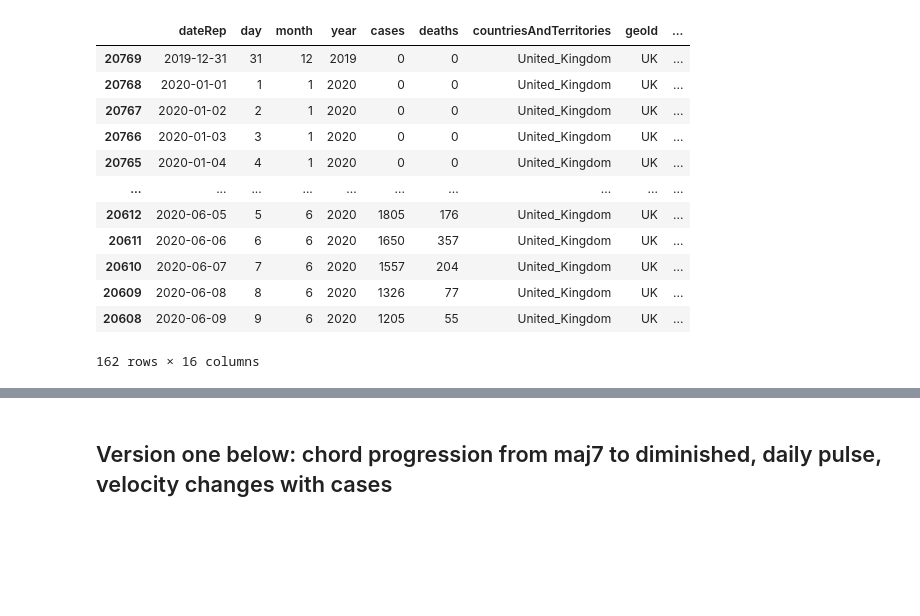
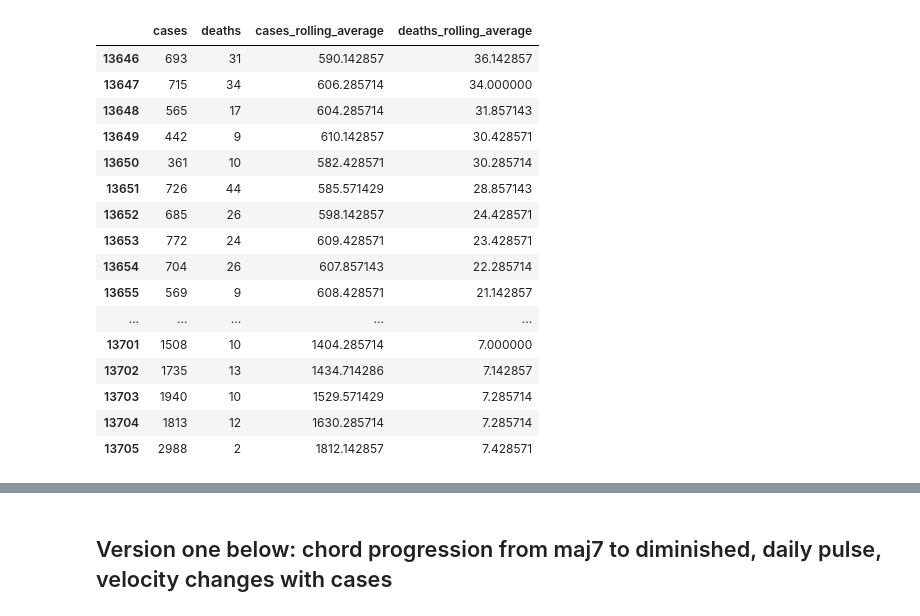
Before and after one commit to edlowther/covid_poppies, a Jupyter notebook: midi_generator.ipynb, the cells around one changed output, grey strips where cells are left out. Saved outputs shown, nothing was run; the diff lists cells and outputs as text; code cells hidden in the pictures; blank space fills up the shorter version.

```diff
--- a/midi_generator.ipynb
+++ b/midi_generator.ipynb
@@ -50,5 +82,5 @@ SSD
 # %%
 df = pd.merge(df,
-         centroids_df[['adm0_a3', 'Longitude', 'Latitude']],
+         centroids_df[['adm0_a3', 'Longitude', 'Latitude', 'region_wb']],
          left_on='countryterritoryCode',
          right_on = 'adm0_a3')
@@ -55,5 +96,5 @@ df = pd.merge(df,
 # %%
-df.sort_values(by = ['countryterritoryCode', 'dateRep'], inplace=True)
+df = df.sort_values(by = ['countryterritoryCode', 'dateRep']).reset_index(drop=True)
 # %%
 df['cumulative_deaths'] = df.groupby(['countryterritoryCode'])['deaths'].cumsum()
 df['cumulative_cases'] = df.groupby(['countryterritoryCode'])['cases'].cumsum()
@@ -59,0 +117,5 @@ df['cumulative_cases'] = df.groupby(['countryterritoryCode'])['cases'].cumsum()
+# %%
+df['cases_rolling_average'] = df.groupby('countryterritoryCode').apply(lambda group: group["cases"].rolling(7).mean()).reset_index(drop=True)
+# %%
+df['cases_rolling_average'] = df.groupby('countryterritoryCode').rolling(7)['cases'].mean().reset_index(drop=True)
+df['deaths_rolling_average'] = df.groupby('countryterritoryCode').rolling(7)['deaths'].mean().reset_index(drop=True)
@@ -60,19 +142,23 @@ df['cumulative_cases'] = df.groupby(['countryterritoryCode'])['cases'].cumsum()
 # %%
-df.loc[df['countryterritoryCode'] == 'GBR']
+df.loc[df['countryterritoryCode'] == 'GBR', ['cases', 'deaths', 'cases_rolling_average', 'deaths_rolling_average']].tail(60)
 # %% [output]
-|  | dateRep | day | month | year | cases | deaths | countriesAndTerritories | geoId | ... |
-| 20769 | 2019-12-31 | 31 | 12 | 2019 | 0 | 0 | United_Kingdom | UK | ... |
-| 20768 | 2020-01-01 | 1 | 1 | 2020 | 0 | 0 | United_Kingdom | UK | ... |
-| 20767 | 2020-01-02 | 2 | 1 | 2020 | 0 | 0 | United_Kingdom | UK | ... |
-| 20766 | 2020-01-03 | 3 | 1 | 2020 | 0 | 0 | United_Kingdom | UK | ... |
-| 20765 | 2020-01-04 | 4 | 1 | 2020 | 0 | 0 | United_Kingdom | UK | ... |
-| ... | ... | ... | ... | ... | ... | ... | ... | ... | ... |
-| 20612 | 2020-06-05 | 5 | 6 | 2020 | 1805 | 176 | United_Kingdom | UK | ... |
-| 20611 | 2020-06-06 | 6 | 6 | 2020 | 1650 | 357 | United_Kingdom | UK | ... |
-| 20610 | 2020-06-07 | 7 | 6 | 2020 | 1557 | 204 | United_Kingdom | UK | ... |
-| 20609 | 2020-06-08 | 8 | 6 | 2020 | 1326 | 77 | United_Kingdom | UK | ... |
-| 20608 | 2020-06-09 | 9 | 6 | 2020 | 1205 | 55 | United_Kingdom | UK | ... |
+|  | cases | deaths | cases_rolling_average | deaths_rolling_average |
+| 13646 | 693 | 31 | 590.142857 | 36.142857 |
+| 13647 | 715 | 34 | 606.285714 | 34.000000 |
+| 13648 | 565 | 17 | 604.285714 | 31.857143 |
+| 13649 | 442 | 9 | 610.142857 | 30.428571 |
+| 13650 | 361 | 10 | 582.428571 | 30.285714 |
+| 13651 | 726 | 44 | 585.571429 | 28.857143 |
+| 13652 | 685 | 26 | 598.142857 | 24.428571 |
+| 13653 | 772 | 24 | 609.428571 | 23.428571 |
+| 13654 | 704 | 26 | 607.857143 | 22.285714 |
+| 13655 | 569 | 9 | 608.428571 | 21.142857 |
+| ... | ... | ... | ... | ... |
+| 13701 | 1508 | 10 | 1404.285714 | 7.000000 |
+| 13702 | 1735 | 13 | 1434.714286 | 7.142857 |
+| 13703 | 1940 | 10 | 1529.571429 | 7.285714 |
+| 13704 | 1813 | 12 | 1630.285714 | 7.285714 |
+| 13705 | 2988 | 2 | 1812.142857 | 7.428571 |
-162 rows × 16 columns
 # %%
 top_20_worst_hit_countries = df.groupby(
     'countryterritoryCode'
```
Also changed, not shown: parts of 36 cells of this notebook.
